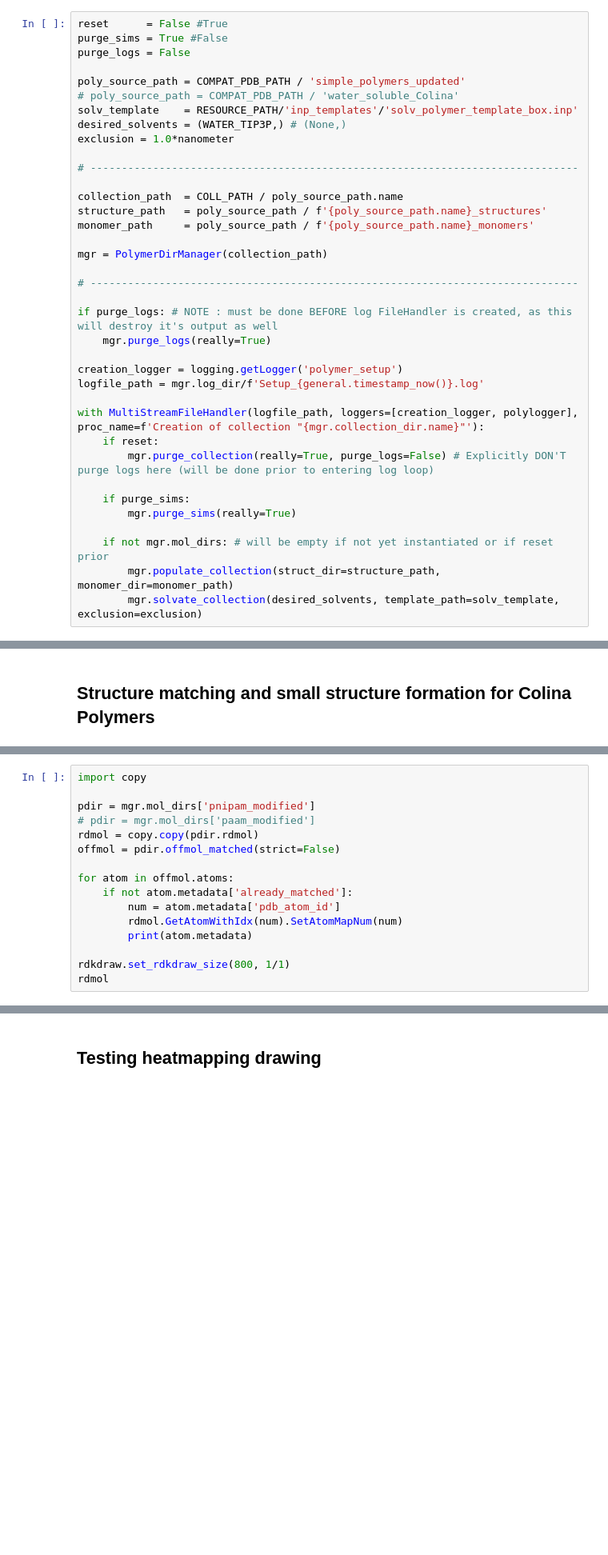
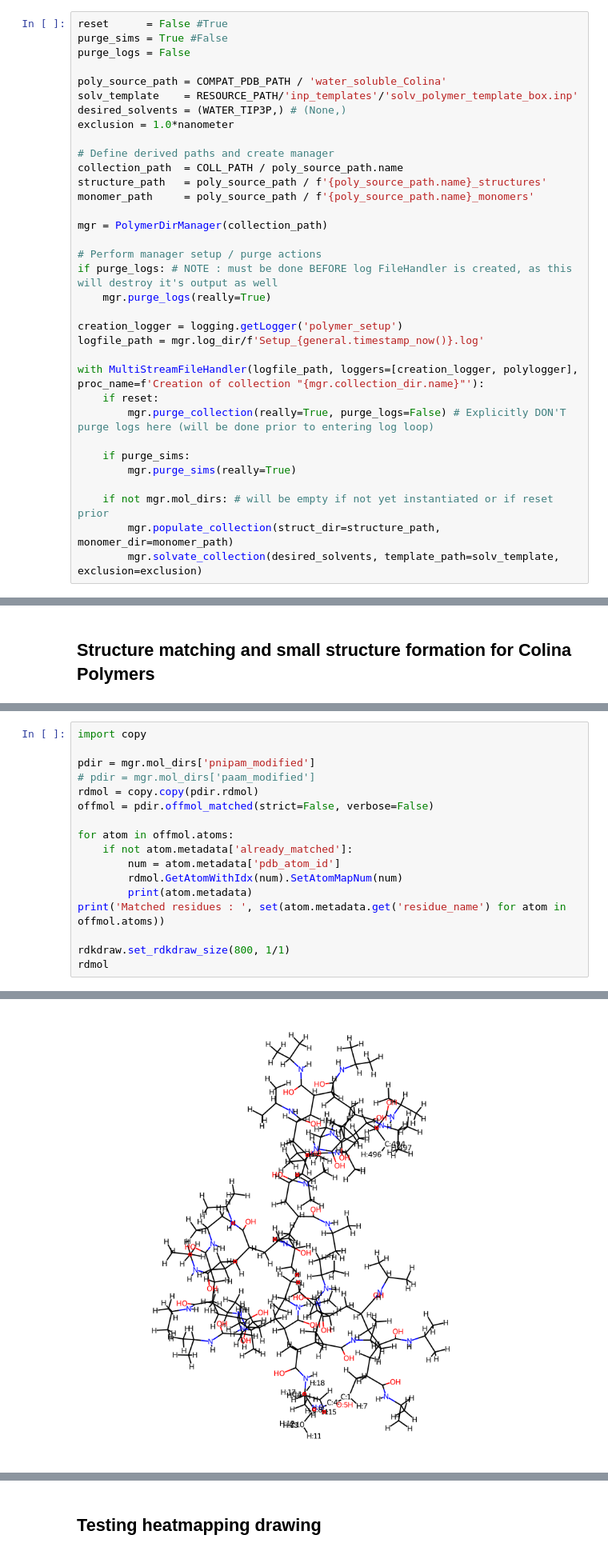
Before and after one commit to timbernat/polymer_workspace, a Jupyter notebook: polymer_dev.ipynb, the cells around one changed output, grey strips where cells are left out. Shown at 80% size. Saved outputs shown, nothing was run; the diff lists cells and outputs as text; blank space fills up the shorter version.

Commit message:
Converted polymer_dev to ONLY be for testing

```diff
--- a/polymer_dev.ipynb
+++ b/polymer_dev.ipynb
@@ -75,22 +75,19 @@ reset      = False #True
 purge_sims = True #False
 purge_logs = False
 
-poly_source_path = COMPAT_PDB_PATH / 'simple_polymers_updated'
-# poly_source_path = COMPAT_PDB_PATH / 'water_soluble_Colina'
+poly_source_path = COMPAT_PDB_PATH / 'water_soluble_Colina'
 solv_template    = RESOURCE_PATH/'inp_templates'/'solv_polymer_template_box.inp'
 desired_solvents = (WATER_TIP3P,) # (None,)
 exclusion = 1.0*nanometer
 
-# ------------------------------------------------------------------------------
-
+# Define derived paths and create manager
 collection_path  = COLL_PATH / poly_source_path.name
 structure_path   = poly_source_path / f'{poly_source_path.name}_structures'
 monomer_path     = poly_source_path / f'{poly_source_path.name}_monomers'
 
 mgr = PolymerDirManager(collection_path)
 
-# ------------------------------------------------------------------------------
-
+# Perform manager setup / purge actions
 if purge_logs: # NOTE : must be done BEFORE log FileHandler is created, as this will destroy it's output as well
     mgr.purge_logs(really=True)
 
@@ -307,13 +114,15 @@ import copy
 pdir = mgr.mol_dirs['pnipam_modified']
 # pdir = mgr.mol_dirs['paam_modified']
 rdmol = copy.copy(pdir.rdmol)
-offmol = pdir.offmol_matched(strict=False)
+offmol = pdir.offmol_matched(strict=False, verbose=False)
 
 for atom in offmol.atoms:
     if not atom.metadata['already_matched']:
         num = atom.metadata['pdb_atom_id']
         rdmol.GetAtomWithIdx(num).SetAtomMapNum(num)
         print(atom.metadata)
+print('Matched residues : ', set(atom.metadata.get('residue_name') for atom in offmol.atoms))
 
 rdkdraw.set_rdkdraw_size(800, 1/1)
 rdmol
+# %% [output]
@@ -319,0 +150 @@ rdmol
+[figure, added]
```
Also changed, not shown: parts of 45 cells of this notebook, 1 other file.
